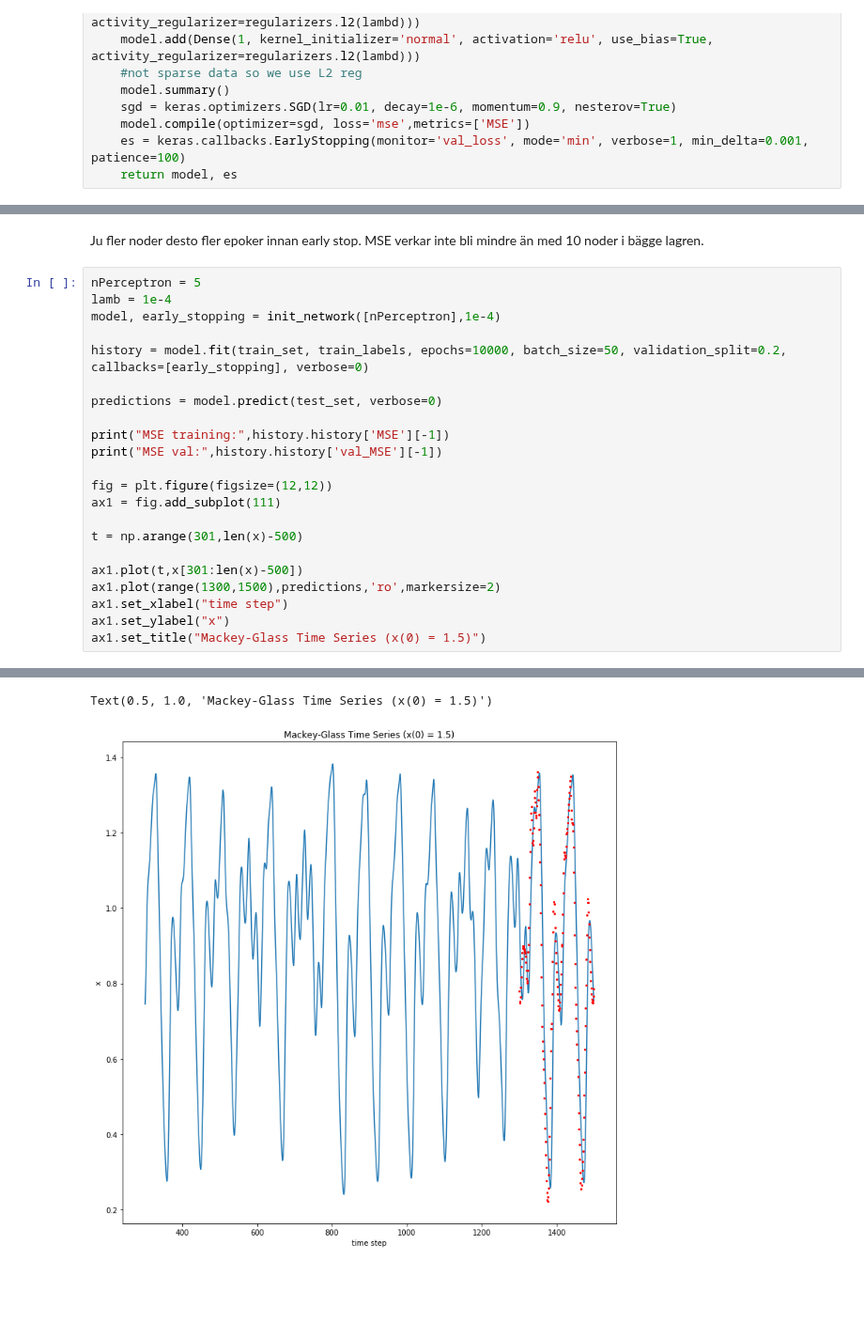
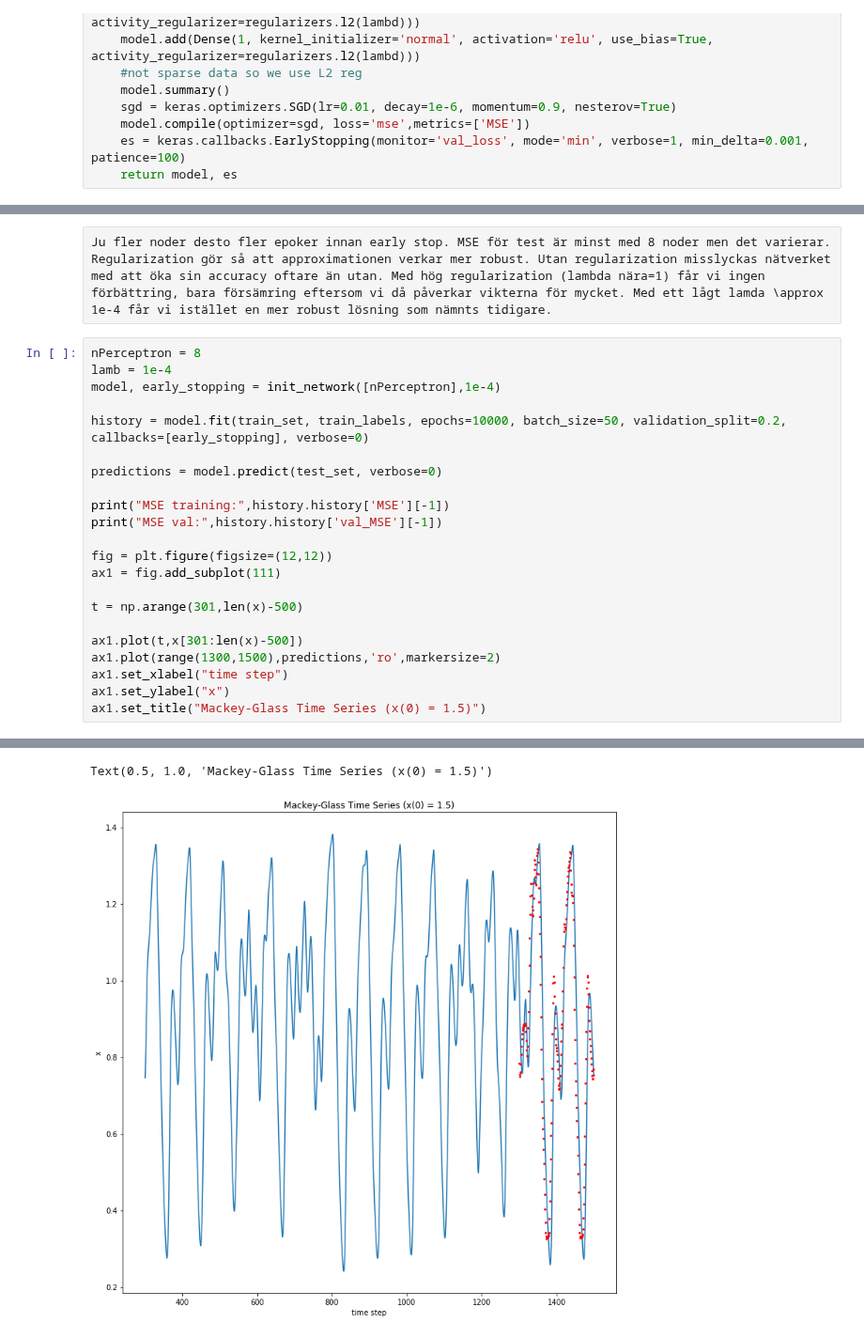
Before and after one commit to smallgreycreatures/DD2437, a Jupyter notebook: lab1/ANNDA_LAB1_4.3.1-Improved.ipynb, the cells around one changed output, grey strips where cells are left out. Shown at 94% size. Saved outputs shown, nothing was run; the diff lists cells and outputs as text; blank space fills up the shorter version.

Commit message:
regularization

```diff
--- a/lab1/ANNDA_LAB1_4.3.1-Improved.ipynb
+++ b/lab1/ANNDA_LAB1_4.3.1-Improved.ipynb
@@ -203,7 +201,8 @@ MSE val: 0.0013171752216294408
-# %% [markdown]
-Ju fler noder desto fler epoker innan early stop. MSE verkar inte bli mindre än med 10 noder i bägge lagren.
+# %% [raw]
+Ju fler noder desto fler epoker innan early stop. MSE för test är minst med 8 noder men det varierar.
+Regularization gör så att approximationen verkar mer robust. Utan regularization misslyckas nätverket med att öka sin accuracy oftare än utan. Med hög regularization (lambda nära=1) får vi ingen förbättring, bara försämring eftersom vi då påverkar vikterna för mycket. Med ett lågt lamda \approx 1e-4 får vi istället en mer robust lösning som nämnts tidigare.
 # %%
-nPerceptron = 5
+nPerceptron = 8
 lamb = 1e-4
 model, early_stopping = init_network([nPerceptron],1e-4)
 
@@ -243,5 +242,5 @@ MSE val: 0.0013899982441216707
 Text(0.5, 1.0, 'Mackey-Glass Time Series (x(0) = 1.5)')
-[figure, old version]
+[figure, new version]
 # %%
 weights, biases = model.layers[0].get_weights()
 plt.hist(weights)
```
Also changed, not shown: parts of 5 cells of this notebook, 2 other files.
